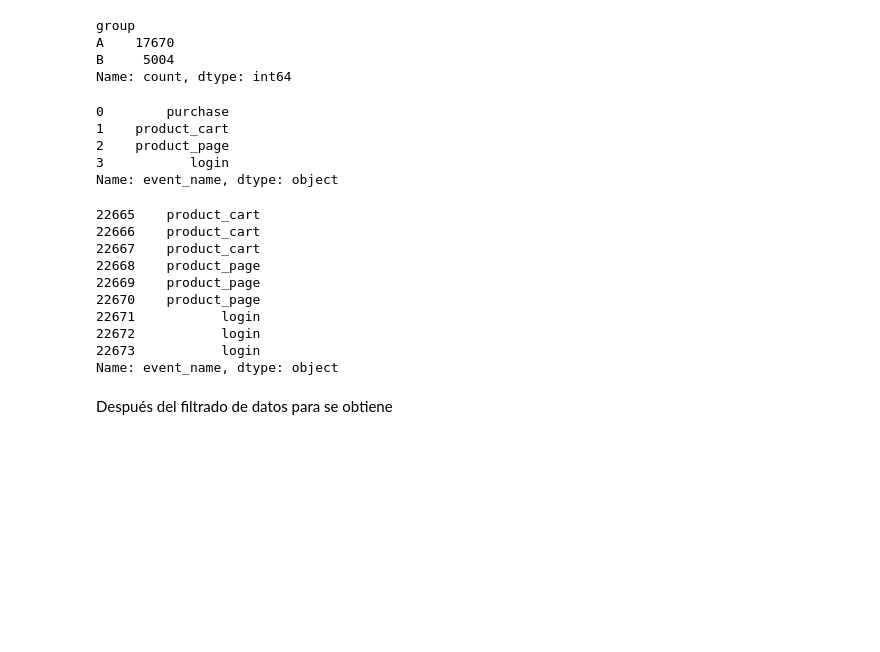
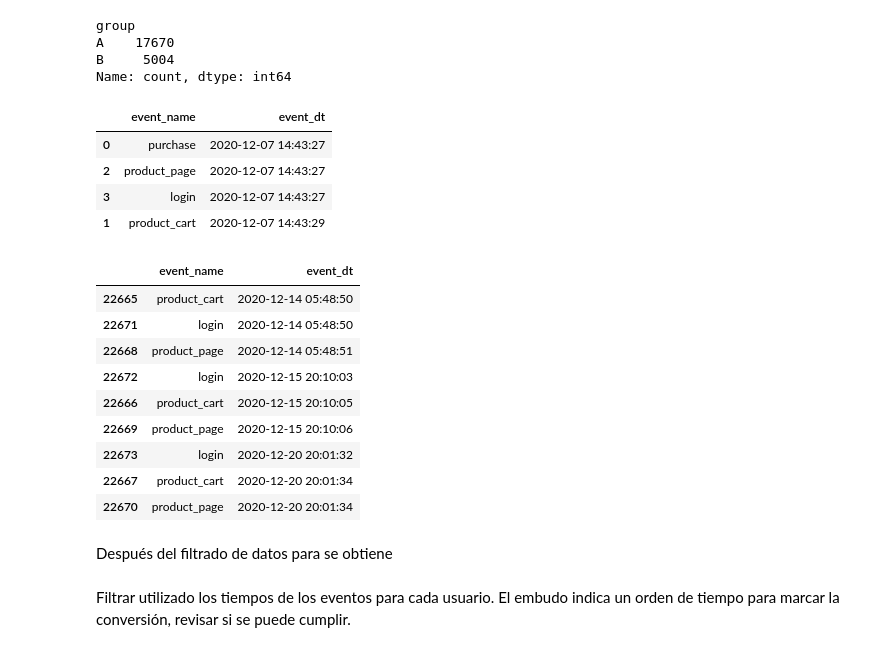
Before and after one commit to Alop89/integral_project, a Jupyter notebook: a_b_test/a_b_test.ipynb, the cells around one changed output. Drawn from its saved outputs; the diff is of its cells as text; code cells hidden in the pictures; blank space fills up the shorter version.

Commit message:
Considerar el orden de eventos para embudo, filtrar de acuerdo a condición event_dt

```diff
--- a/a_b_test/a_b_test.ipynb
+++ b/a_b_test/a_b_test.ipynb
@@ -600,25 +600,27 @@ A    17670
 B     5004
 Name: count, dtype: int64
 # %%
-data_filtered_region.query("user_id == 'D1ABA3E2887B6A73'")['event_name']
+data_filtered_region.query("user_id == 'D1ABA3E2887B6A73'")[['event_name', 'event_dt']].sort_values(by='event_dt')
 # %% [output]
-0        purchase
-1    product_cart
-2    product_page
-3           login
-Name: event_name, dtype: object
+|  | event_name | event_dt |
+| 0 | purchase | 2020-12-07 14:43:27 |
+| 2 | product_page | 2020-12-07 14:43:27 |
+| 3 | login | 2020-12-07 14:43:27 |
+| 1 | product_cart | 2020-12-07 14:43:29 |
 # %%
-data_filtered_region.query("user_id == '80712ED4EA1B52A5'")['event_name']
+data_filtered_region.query("user_id == '80712ED4EA1B52A5'")[['event_name', 'event_dt']].sort_values(by='event_dt')
 # %% [output]
-22665    product_cart
-22666    product_cart
-22667    product_cart
-22668    product_page
-22669    product_page
-22670    product_page
-22671           login
-22672           login
-22673           login
-Name: event_name, dtype: object
+|  | event_name | event_dt |
+| 22665 | product_cart | 2020-12-14 05:48:50 |
+| 22671 | login | 2020-12-14 05:48:50 |
+| 22668 | product_page | 2020-12-14 05:48:51 |
+| 22672 | login | 2020-12-15 20:10:03 |
+| 22666 | product_cart | 2020-12-15 20:10:05 |
+| 22669 | product_page | 2020-12-15 20:10:06 |
+| 22673 | login | 2020-12-20 20:01:32 |
+| 22667 | product_cart | 2020-12-20 20:01:34 |
+| 22670 | product_page | 2020-12-20 20:01:34 |
 # %% [markdown]
 Después del filtrado de datos para se obtiene
+# %% [markdown]
+Filtrar utilizado los tiempos de los eventos para cada usuario. El embudo indica un orden de tiempo para marcar la conversión, revisar si se puede cumplir.
```
